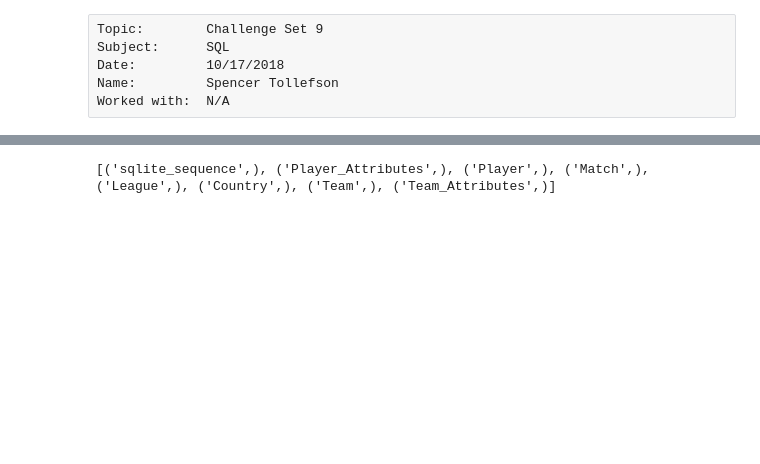
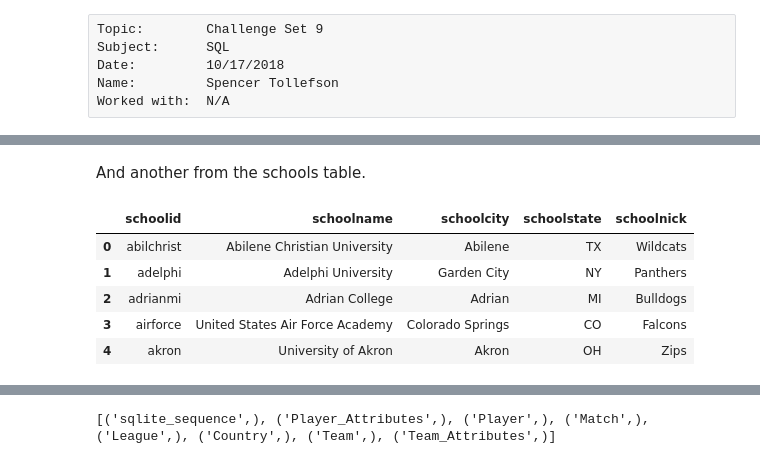
Before and after one commit to spencertollefson/deliverables-metis, a Jupyter notebook: challenges/challenge_set_09_sql_spencertollefson.ipynb, the cells around one changed output, grey strips where cells are left out. Drawn from its saved outputs; the diff is of its cells as text; code cells hidden in the pictures; blank space fills up the shorter version.

```diff
--- a/challenges/challenge_set_09_sql_spencertollefson.ipynb
+++ b/challenges/challenge_set_09_sql_spencertollefson.ipynb
@@ -6,0 +133,11 @@ Worked with:  N/A
+# %% [markdown]
+And another from the schools table.
+# %%
+pd.read_sql_query('''SELECT * FROM schools LIMIT 5;''', cnx)
+# %% [output]
+|  | schoolid | schoolname | schoolcity | schoolstate | schoolnick |
+| 0 | abilchrist | Abilene Christian University | Abilene | TX | Wildcats |
+| 1 | adelphi | Adelphi University | Garden City | NY | Panthers |
+| 2 | adrianmi | Adrian College | Adrian | MI | Bulldogs |
+| 3 | airforce | United States Air Force Academy | Colorado Springs | CO | Falcons |
+| 4 | akron | University of Akron | Akron | OH | Zips |
```
Also changed, not shown: parts of 26 cells of this notebook.
